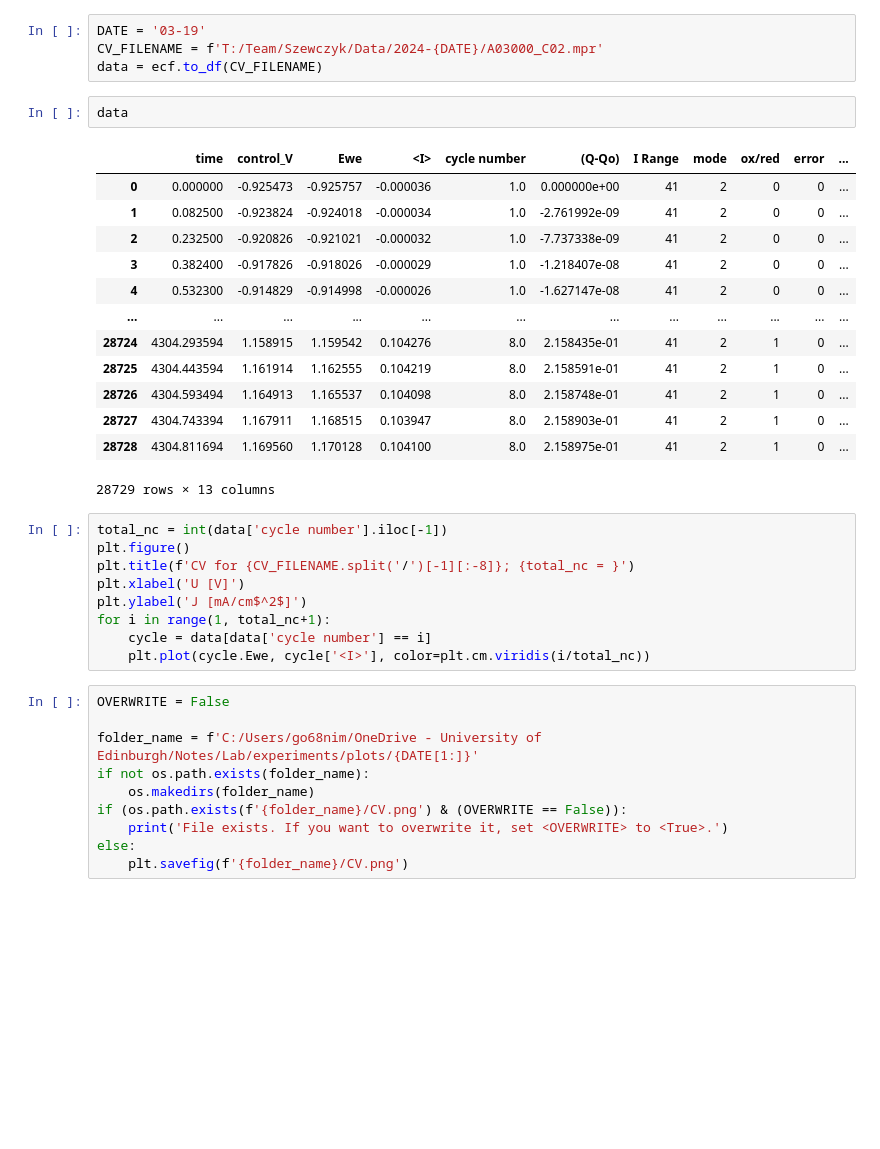
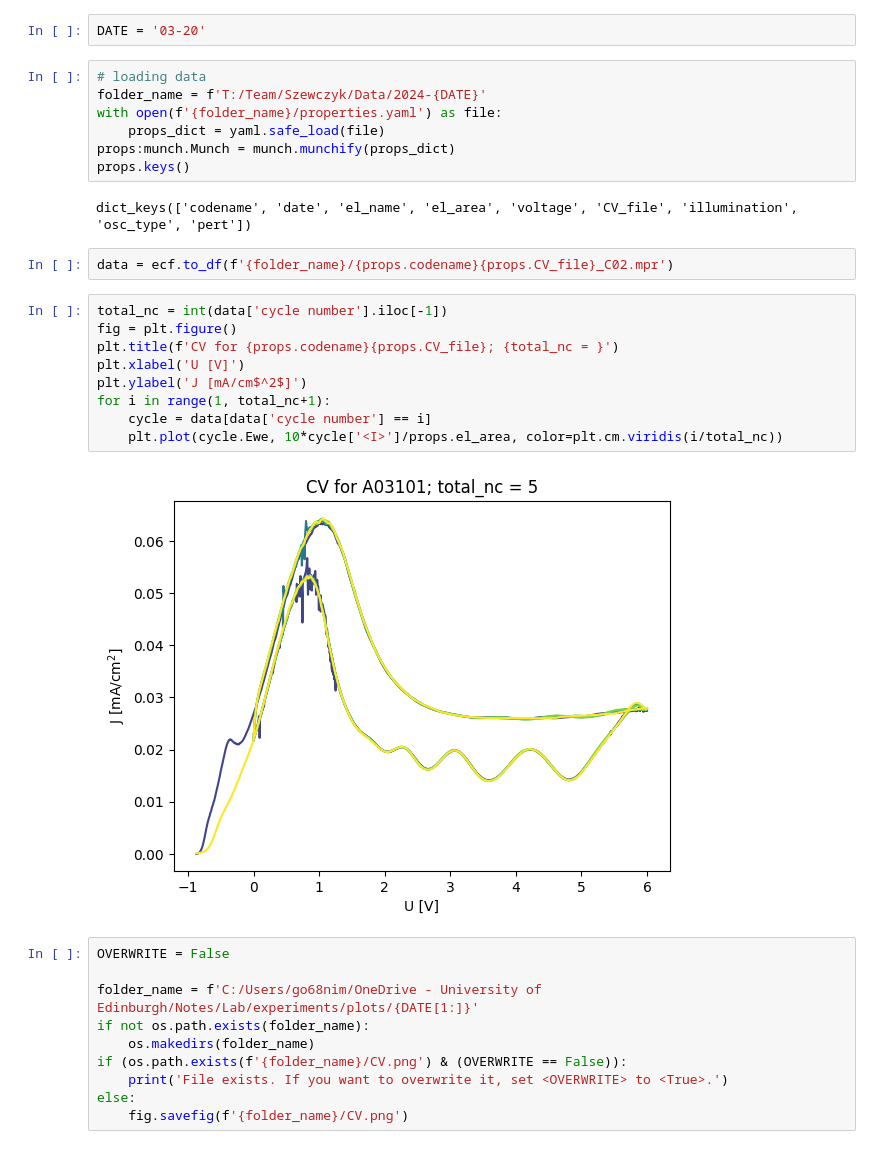
Before and after one commit to Alo-koder/prc, a Jupyter notebook: plot_CV.ipynb, the cells around one changed output. Cells and saved outputs as stored; diff of their text form; blank space fills up the shorter version.

```diff
--- a/plot_CV.ipynb
+++ b/plot_CV.ipynb
@@ -10,32 +9,27 @@ import os
-# %%
-DATE = '03-19'
-CV_FILENAME = f'T:/Team/Szewczyk/Data/2024-{DATE}/A03000_C02.mpr'
-data = ecf.to_df(CV_FILENAME)
-# %%
-data
-# %% [output]
-|  | time | control_V | Ewe | <I> | cycle number | (Q-Qo) | I Range | mode | ox/red | error | ... |
-| 0 | 0.000000 | -0.925473 | -0.925757 | -0.000036 | 1.0 | 0.000000e+00 | 41 | 2 | 0 | 0 | ... |
-| 1 | 0.082500 | -0.923824 | -0.924018 | -0.000034 | 1.0 | -2.761992e-09 | 41 | 2 | 0 | 0 | ... |
-| 2 | 0.232500 | -0.920826 | -0.921021 | -0.000032 | 1.0 | -7.737338e-09 | 41 | 2 | 0 | 0 | ... |
-| 3 | 0.382400 | -0.917826 | -0.918026 | -0.000029 | 1.0 | -1.218407e-08 | 41 | 2 | 0 | 0 | ... |
-| 4 | 0.532300 | -0.914829 | -0.914998 | -0.000026 | 1.0 | -1.627147e-08 | 41 | 2 | 0 | 0 | ... |
-| ... | ... | ... | ... | ... | ... | ... | ... | ... | ... | ... | ... |
-| 28724 | 4304.293594 | 1.158915 | 1.159542 | 0.104276 | 8.0 | 2.158435e-01 | 41 | 2 | 1 | 0 | ... |
-| 28725 | 4304.443594 | 1.161914 | 1.162555 | 0.104219 | 8.0 | 2.158591e-01 | 41 | 2 | 1 | 0 | ... |
-| 28726 | 4304.593494 | 1.164913 | 1.165537 | 0.104098 | 8.0 | 2.158748e-01 | 41 | 2 | 1 | 0 | ... |
-| 28727 | 4304.743394 | 1.167911 | 1.168515 | 0.103947 | 8.0 | 2.158903e-01 | 41 | 2 | 1 | 0 | ... |
-| 28728 | 4304.811694 | 1.169560 | 1.170128 | 0.104100 | 8.0 | 2.158975e-01 | 41 | 2 | 1 | 0 | ... |
-28729 rows × 13 columns
+# %%
+DATE = '03-20'
+# %%
+# loading data
+folder_name = f'T:/Team/Szewczyk/Data/2024-{DATE}'
+with open(f'{folder_name}/properties.yaml') as file:
+    props_dict = yaml.safe_load(file)
+props:munch.Munch = munch.munchify(props_dict)
+props.keys()
+# %% [output]
+dict_keys(['codename', 'date', 'el_name', 'el_area', 'voltage', 'CV_file', 'illumination', 'osc_type', 'pert'])
+# %%
+data = ecf.to_df(f'{folder_name}/{props.codename}{props.CV_file}_C02.mpr')
 # %%
 total_nc = int(data['cycle number'].iloc[-1])
-plt.figure()
-plt.title(f'CV for {CV_FILENAME.split('/')[-1][:-8]}; {total_nc = }')
+fig = plt.figure()
+plt.title(f'CV for {props.codename}{props.CV_file}; {total_nc = }')
 plt.xlabel('U [V]')
 plt.ylabel('J [mA/cm$^2$]')
 for i in range(1, total_nc+1):
     cycle = data[data['cycle number'] == i]
-    plt.plot(cycle.Ewe, cycle['<I>'], color=plt.cm.viridis(i/total_nc))
+    plt.plot(cycle.Ewe, 10*cycle['<I>']/props.el_area, color=plt.cm.viridis(i/total_nc))
+# %% [output]
+[figure, added]
 # %%
 OVERWRITE = False
 
@@ -45,4 +39,4 @@ if not os.path.exists(folder_name):
 if (os.path.exists(f'{folder_name}/CV.png') & (OVERWRITE == False)):
     print('File exists. If you want to overwrite it, set <OVERWRITE> to <True>.')
 else:
-    plt.savefig(f'{folder_name}/CV.png')
+    fig.savefig(f'{folder_name}/CV.png')
```
Also changed, not shown: parts of 1 cell of this notebook, 4 other files.
